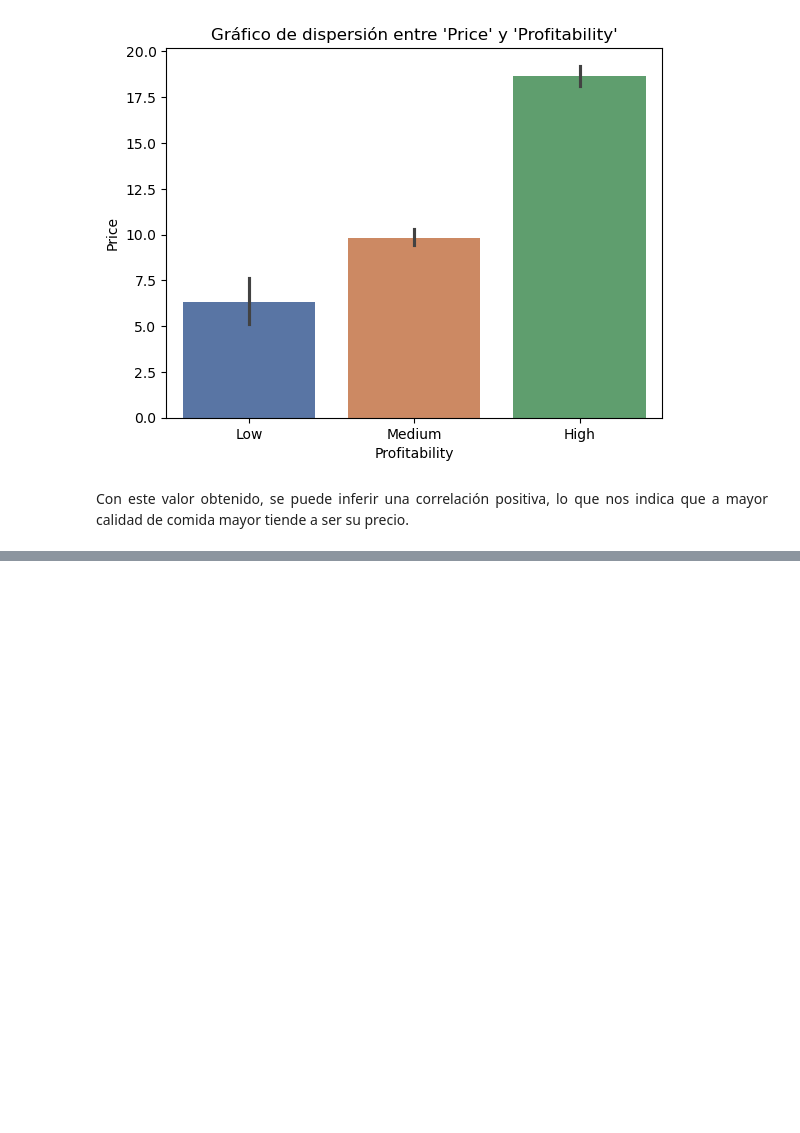
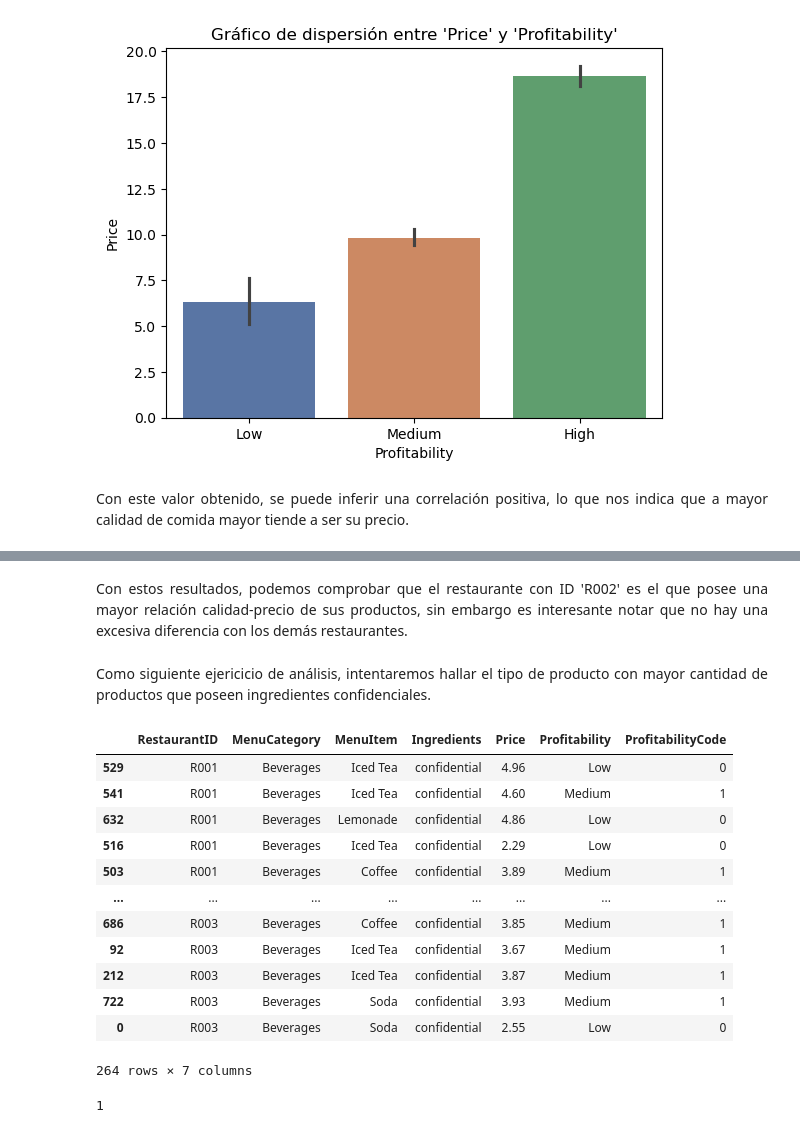
Before and after one commit to Morax19/DM_UCV_DanielHernandez, a Jupyter notebook: Asignacion2/DM_Asig2_DanielHernandez.ipynb, the cells around one changed output, grey strips where cells are left out. Cells and saved outputs as stored; diff of their text form; code cells hidden in the pictures; blank space fills up the shorter version.

```diff
--- a/Asignacion2/DM_Asig2_DanielHernandez.ipynb
+++ b/Asignacion2/DM_Asig2_DanielHernandez.ipynb
@@ -95,0 +141,31 @@ Para una siguiente observación, podemos calcular la relación calidad-precio pa
+# %% [markdown]
+<div style="text-align: justify;">
+Con estos resultados, podemos comprobar que el restaurante con ID 'R002' es el que posee una mayor relación calidad-precio de sus productos, sin embargo es interesante notar que no hay una excesiva diferencia con los demás restaurantes.
+</div>
+# %% [markdown]
+<div style="text-align: justify;">
+Como siguiente ejericicio de análisis, intentaremos hallar el tipo de producto con mayor cantidad de productos que poseen ingredientes confidenciales.
+</div>
+# %%
+#   Agrupación de items con ingredientes confidenciales
+df_confidential = df[df['Ingredients'] == 'confidential']
+df_confidential
+# %% [output]
+|  | RestaurantID | MenuCategory | MenuItem | Ingredients | Price | Profitability | ProfitabilityCode |
+| 529 | R001 | Beverages | Iced Tea | confidential | 4.96 | Low | 0 |
+| 541 | R001 | Beverages | Iced Tea | confidential | 4.60 | Medium | 1 |
+| 632 | R001 | Beverages | Lemonade | confidential | 4.86 | Low | 0 |
+| 516 | R001 | Beverages | Iced Tea | confidential | 2.29 | Low | 0 |
+| 503 | R001 | Beverages | Coffee | confidential | 3.89 | Medium | 1 |
+| ... | ... | ... | ... | ... | ... | ... | ... |
+| 686 | R003 | Beverages | Coffee | confidential | 3.85 | Medium | 1 |
+| 92 | R003 | Beverages | Iced Tea | confidential | 3.67 | Medium | 1 |
+| 212 | R003 | Beverages | Iced Tea | confidential | 3.87 | Medium | 1 |
+| 722 | R003 | Beverages | Soda | confidential | 3.93 | Medium | 1 |
+| 0 | R003 | Beverages | Soda | confidential | 2.55 | Low | 0 |
+264 rows × 7 columns
+# %%
+#   Cantidad de categorías de items con ingredientes confidenciales
+df_confidential['MenuCategory'].nunique()
+# %% [output]
+1
```
Also changed, not shown: parts of 11 cells of this notebook.
